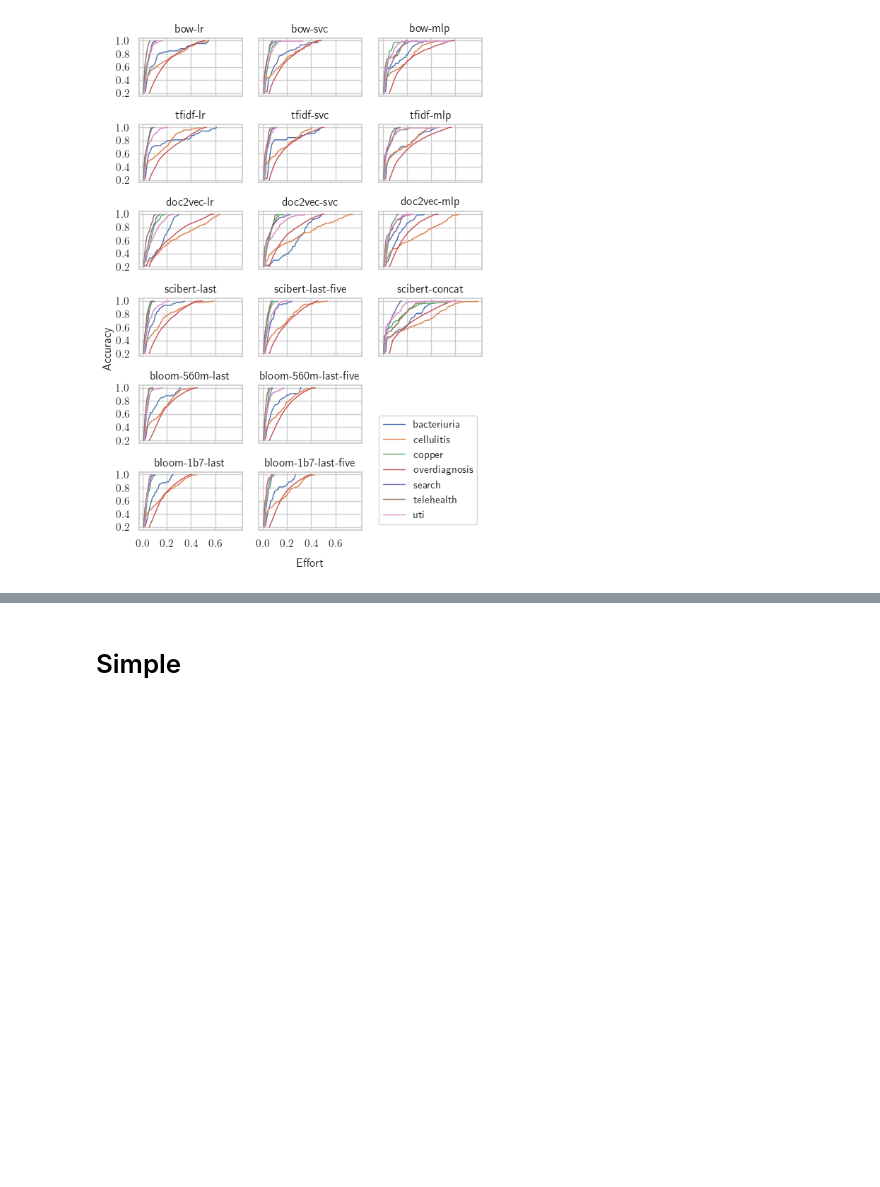
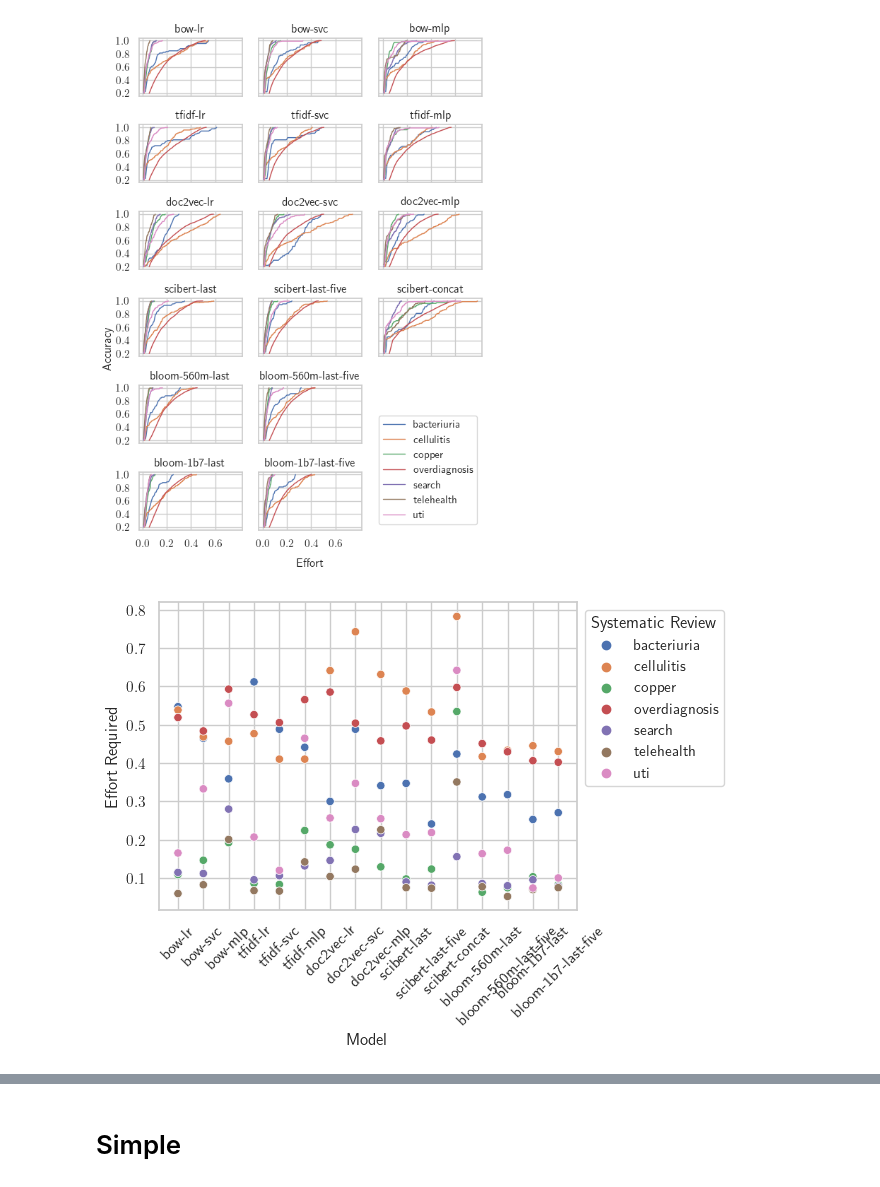
Before and after one commit to connorf25/automated-screening, a Jupyter notebook: stats-analysis.ipynb, the cells around one changed output, grey strips where cells are left out. Drawn from its saved outputs; the diff is of its cells as text; code cells hidden in the pictures; blank space fills up the shorter version.

Commit message:
Added systematic review breakdowns

```diff
--- a/stats-analysis.ipynb
+++ b/stats-analysis.ipynb
@@ -297,0 +352,59 @@ plt.show()
+# %%
+model_names = []
+
+datasets = ["bacteriuria", "cellulitis", "copper", "overdiagnosis", "search", "telehealth", "uti"]
+embeddings=["bow", "tfidf", "doc2vec"]
+classifiers=["lr", "svc", "mlp"]
+for embedding in embeddings:
+    for classifier in classifiers:
+        model_names.append(embedding + "-" + classifier)
+
+transformer_models = [
+    "scibert-last",
+    "scibert-last-five",
+    "scibert-concat",
+    "bloom-560m-last",
+    "bloom-560m-last-five",
+    "bloom-1b7-last",
+    "bloom-1b7-last-five"
+]
+for model in transformer_models:
+    model_names.append(model)
+
+def get_average_effort(efforts):
+    # Return average
+    standard_deviation = np.std(efforts, ddof=1)
+    standard_error = standard_deviation / np.sqrt(np.size(efforts))
+    average = sum(efforts) / len(efforts)
+    return [average, standard_error, standard_deviation]
+
+df_datasets = pd.DataFrame()
+
+for dataset in datasets:
+    efforts = []
+    for model in model_names:
+        efforts.append(get_effort(dataset, model, 1.0))
+    df_datasets[dataset] = efforts
+
+df_datasets["model_name"] = model_names
+df_datasets.head(20)
+
+df_datasets = pd.melt(df_datasets, id_vars="model_name", value_vars=datasets, var_name="dataset")
+df_datasets.head()
+
+fig = plt.figure()
+ax = sns.scatterplot(data=df_datasets, x="model_name", y="value", hue="dataset")
+
+plt.xlabel("Model")
+ax.tick_params(axis='x', labelrotation = 45)
+
+plt.ylabel("Effort Required")
+
+fig.set_size_inches(w=5.39749, h=4)
+
+plt.legend(title="Systematic Review", bbox_to_anchor=(1,1))
+
+# plt.savefig('../honours/thesis/Figures/effort-systematic-reviews.pgf')
+plt.show()
+# %% [output]
+[figure, added]
```
Also changed, not shown: parts of 4 cells of this notebook.
